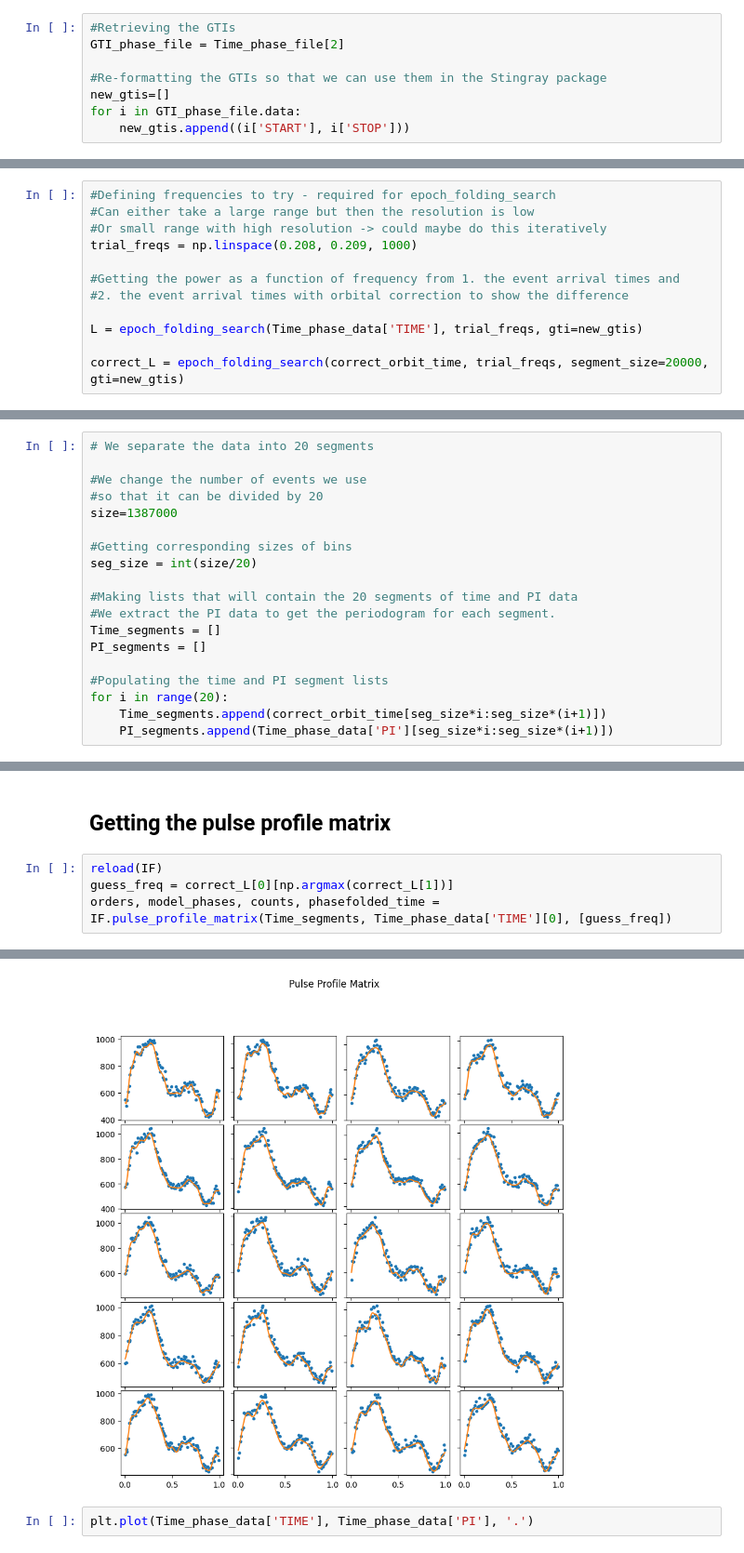
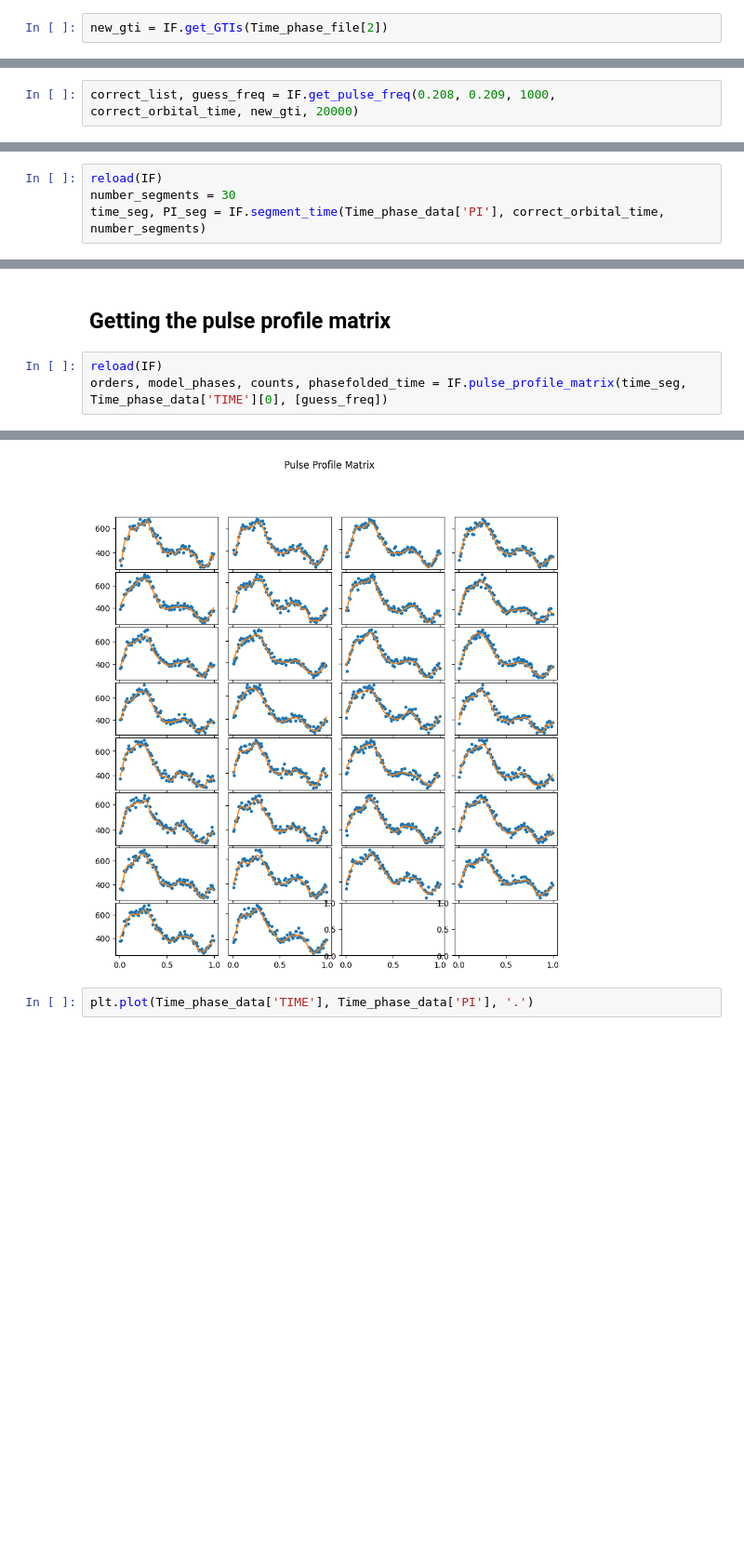
Before and after one commit to SamMerc/APLI, a Jupyter notebook: notebooks/Day3.ipynb, the cells around one changed output, grey strips where cells are left out. Shown at 93% size. Cells and saved outputs as stored; diff of their text form; blank space fills up the shorter version.

```diff
--- a/notebooks/Day3.ipynb
+++ b/notebooks/Day3.ipynb
@@ -24,13 +24,7 @@ Time_phase_data=Time_phase_file[1].data
 # %% [markdown]
 ## Getting GTIs
 # %%
-#Retrieving the GTIs
-GTI_phase_file = Time_phase_file[2]
-
-#Re-formatting the GTIs so that we can use them in the Stingray package
-new_gtis=[]
-for i in GTI_phase_file.data:
-    new_gtis.append((i['START'], i['STOP']))
+new_gti = IF.get_GTIs(Time_phase_file[2])
 # %% [markdown]
 ## Getting the event arrival times taking into account the orbital correction
 # %%
@@ -63,16 +42,6 @@ correct_orbit_time = correct_time(Time_phase_file[1].data['TIME'], base_time)
 # %% [markdown]
 ## Using the event arrival times with orbital correction and the Stingray function epoch_folding_search to find pulse frequency
 # %%
-#Defining frequencies to try - required for epoch_folding_search
-#Can either take a large range but then the resolution is low
-#Or small range with high resolution -> could maybe do this iteratively
-trial_freqs = np.linspace(0.208, 0.209, 1000)
-
-#Getting the power as a function of frequency from 1. the event arrival times and
-#2. the event arrival times with orbital correction to show the difference
-
-L = epoch_folding_search(Time_phase_data['TIME'], trial_freqs, gti=new_gtis)
-
-correct_L = epoch_folding_search(correct_orbit_time, trial_freqs, segment_size=20000, gti=new_gtis)
+correct_list, guess_freq = IF.get_pulse_freq(0.208, 0.209, 1000, correct_orbital_time, new_gti, 20000)
 # %%
 #Plotting the power as a function energy
@@ -87,24 +54,9 @@ plt.legend()
 # %% [markdown]
 ## Segmenting data
 # %%
-# We separate the data into 20 segments
-
-#We change the number of events we use
-#so that it can be divided by 20
-size=1387000
-
-#Getting corresponding sizes of bins
-seg_size = int(size/20)
-
-#Making lists that will contain the 20 segments of time and PI data
-#We extract the PI data to get the periodogram for each segment.
-Time_segments = []
-PI_segments = []
-
-#Populating the time and PI segment lists
-for i in range(20):
-    Time_segments.append(correct_orbit_time[seg_size*i:seg_size*(i+1)])
-    PI_segments.append(Time_phase_data['PI'][seg_size*i:seg_size*(i+1)])
+reload(IF)
+number_segments = 30
+time_seg, PI_seg = IF.segment_time(Time_phase_data['PI'], correct_orbital_time, number_segments)
 # %% [markdown]
 ## Get the periodogram for the segments
 # %%
@@ -119,6 +72,5 @@ reg, bins = IF.Harmonic_funk(3, 0.01, Time_phase_data['TIME'][0], Time_segments,
 ## Getting the pulse profile matrix
 # %%
 reload(IF)
-guess_freq = correct_L[0][np.argmax(correct_L[1])]
-orders, model_phases, counts, phasefolded_time = IF.pulse_profile_matrix(Time_segments, Time_phase_data['TIME'][0], [guess_freq])
+orders, model_phases, counts, phasefolded_time = IF.pulse_profile_matrix(time_seg, Time_phase_data['TIME'][0], [guess_freq])
 # %% [output]
@@ -142,4 +94,4 @@ Warning: Did not find an order that satisfies the confidence level, failsafe sys
-[figure, old version]
+[figure, new version]
 # %%
 plt.plot(Time_phase_data['TIME'], Time_phase_data['PI'], '.')
 # %% [output]
```
Also changed, not shown: parts of 16 cells of this notebook, 1 other file.
